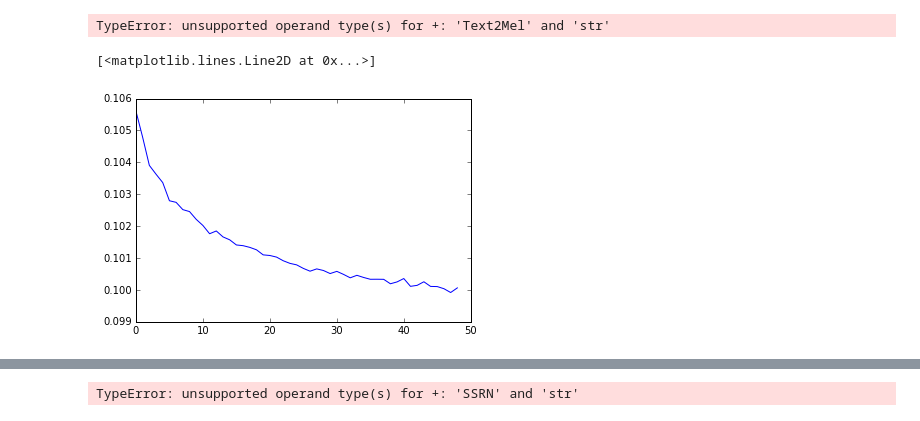
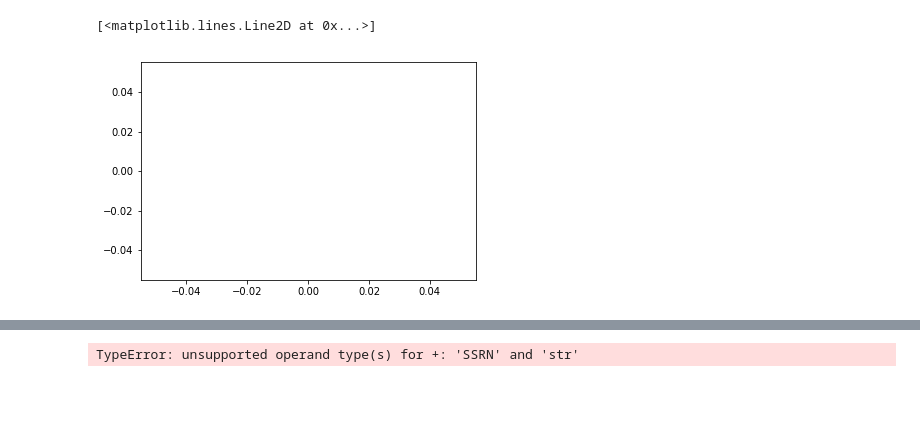
Before and after one commit to aduriseti/ETTTS_pytorch, a Jupyter notebook: dcttsTrain.ipynb, the cells around one changed output, grey strips where cells are left out. Saved outputs shown, nothing was run; the diff lists cells and outputs as text; code cells hidden in the pictures; blank space fills up the shorter version.

Commit message:
retraining w/ propper text padding

```diff
--- a/dcttsTrain.ipynb
+++ b/dcttsTrain.ipynb
@@ -84,15 +91,15 @@ def saveChkpt(state,model,root='.'):
         shutil.copyfile(chkptPath,bestPath)
     print("SAVED EPOCH {}, LOSS {}, BEST LOSS {}".format(state['epoch'],state['lossHist'][-1],state['bestLoss']))
 
-def loadChkpt(model,optimizer,dev,root='.'):
+def loadChkpt(network,optimizer,model,dev,root='.'):
     # return epoch num and best loss of checkpoint
     chkptDir = root
     chkptPath = os.path.join(chkptDir,model+'Chkpt.pth.tar')
     bestPath = os.path.join(chkptDir,model+'Best.pth.tar')
     if not os.path.exists(chkptPath): return 0,[],float('inf')
     state = ch.load(chkptPath,map_location=dev)
-    model.load_state_dict(state['modelState'])
-    optimizer.load_state_dict(state['optState'])
+    network.load_state_dict(state['modelState'])
+    optimizer.load_state_dict(state['optimizerState'])
     if len(state['lossHist']) > 10: plt.plot(state['lossHist'])
     print("LOADED EPOCH {}, LOSS {}, BEST LOSS {}".format(state['epoch'],state['lossHist'][-1],state['bestLoss']))
     return state['epoch'],state['lossHist'],state['bestLoss']
@@ -112,22 +119,20 @@ text2Mel = Text2Mel(d=params.d,e=params.e,c2i=params.c2i,F=params.F).to(dev)
 text2MelOpt = ch.optim.Adam(text2Mel.parameters(),
                           lr=params.lr,betas=(params.b1,params.b2),eps=params.eps)
 
-load = 1
+load = 0
 if load:
-    startEpoch,lossHist,bestLoss = loadChkpt(text2Mel,text2MelOpt,dev)
+    startEpoch,lossHist,bestLoss = loadChkpt(text2Mel,text2MelOpt,'text2Mel',dev)
 else:
     # COLD START - RESET text2Mel
     audioDec = AudioDec(d=params.d,F=params.F).to(dev)
     text2Mel = Text2Mel(d=params.d,e=params.e,c2i=params.c2i,F=params.F).to(dev)
-    text2MelOpt = ch.optim.Adam(set(text2Mel.parameters())|set(audioDec.parameters()),
+    text2MelOpt = ch.optim.Adam(text2Mel.parameters(),
                       lr=params.lr,betas=(params.b1,params.b2),eps=params.eps)
     startEpoch,lossHist,bestLoss = 0,[],float('inf')
-# %% [output]
-TypeError: unsupported operand type(s) for +: 'Text2Mel' and 'str'
 # %%
-plt.plot(lossHist[2:])
+plt.plot(lossHist)
 # %% [output]
 [<matplotlib.lines.Line2D at 0x...>]
-[figure, old version]
+[figure, new version]
 # %%
 startEpoch = len(lossHist)
```
Also changed, not shown: parts of 4 cells of this notebook, 3 other files.
